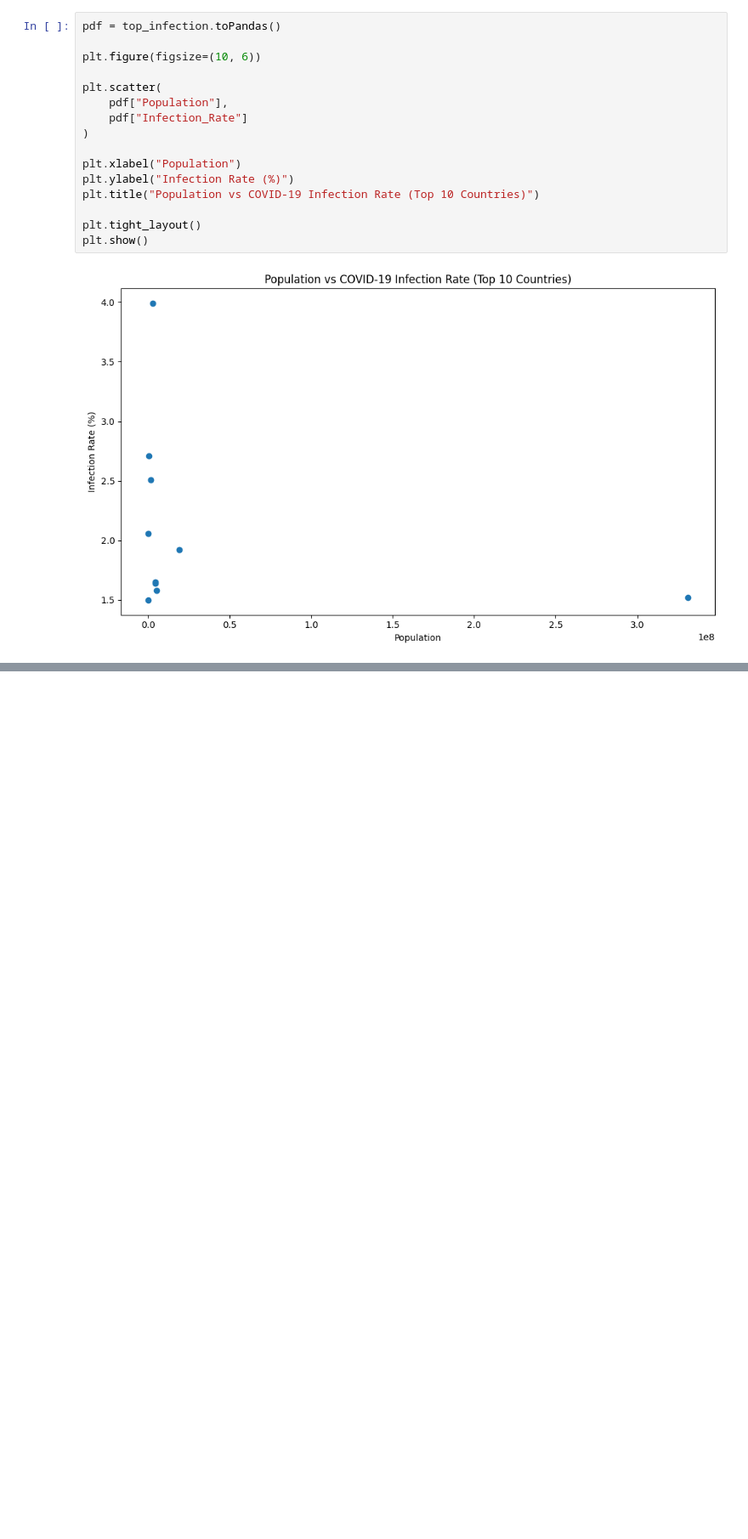
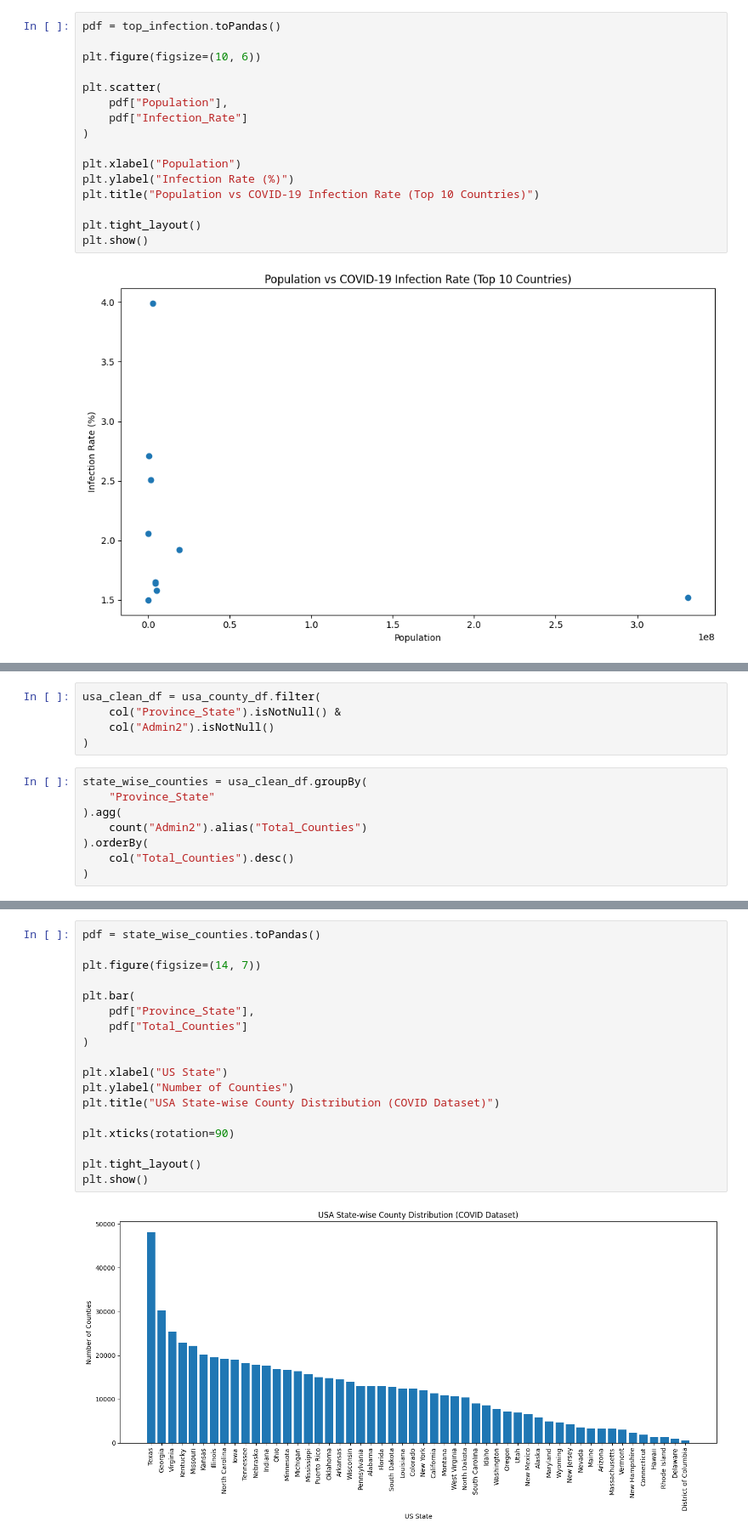
Before and after one commit to dilpreet0007/COVID19-Analytics-Pipeline, a Jupyter notebook: app.ipynb, the cells around one changed output, grey strips where cells are left out. Shown at 85% size. Cells and saved outputs as stored; diff of their text form; blank space fills up the shorter version.

Commit message:
[Dilpreet] Task 15: USA State-wise Case Distribution

```diff
--- a/app.ipynb
+++ b/app.ipynb
@@ -910,0 +915,13 @@ plt.show()
+# %%
+usa_clean_df = usa_county_df.filter(
+    col("Province_State").isNotNull() &
+    col("Admin2").isNotNull()
+)
+# %%
+state_wise_counties = usa_clean_df.groupBy(
+    "Province_State"
+).agg(
+    count("Admin2").alias("Total_Counties")
+).orderBy(
+    col("Total_Counties").desc()
+)
@@ -910,0 +948,20 @@ plt.show()
+# %%
+pdf = state_wise_counties.toPandas()
+
+plt.figure(figsize=(14, 7))
+
+plt.bar(
+    pdf["Province_State"],
+    pdf["Total_Counties"]
+)
+
+plt.xlabel("US State")
+plt.ylabel("Number of Counties")
+plt.title("USA State-wise County Distribution (COVID Dataset)")
+
+plt.xticks(rotation=90)
+
+plt.tight_layout()
+plt.show()
+# %% [output]
+[figure, added]
```
Also changed, not shown: parts of 3 cells of this notebook.
